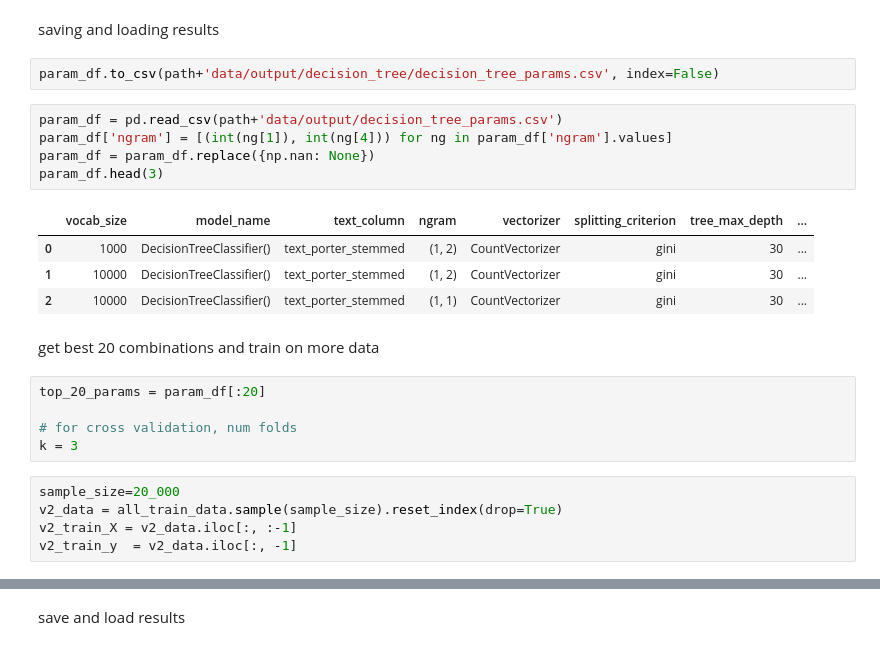
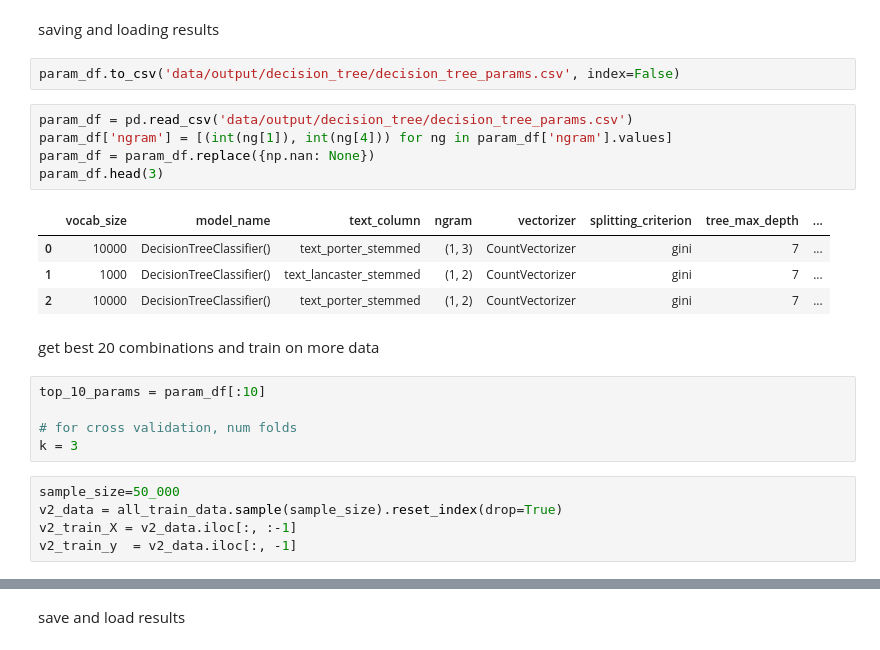
Before and after one commit to tanner-ducharme/ift6390-kaggle-2, a Jupyter notebook: decision_tree_final.ipynb, the cells around one changed output, grey strips where cells are left out. Drawn from its saved outputs; the diff is of its cells as text.

```diff
--- a/decision_tree_final.ipynb
+++ b/decision_tree_final.ipynb
@@ -209,26 +222,26 @@ param_df.iloc[0]['vectorizer'].split('.')[-1].replace('>', '').replace("\'",'').
 # %% [markdown]
 saving and loading results
 # %%
-param_df.to_csv(path+'data/output/decision_tree/decision_tree_params.csv', index=False)
+param_df.to_csv('data/output/decision_tree/decision_tree_params.csv', index=False)
 # %%
-param_df = pd.read_csv(path+'data/output/decision_tree_params.csv')
+param_df = pd.read_csv('data/output/decision_tree/decision_tree_params.csv')
 param_df['ngram'] = [(int(ng[1]), int(ng[4])) for ng in param_df['ngram'].values]
 param_df = param_df.replace({np.nan: None})
 param_df.head(3)
 # %% [output]
 |  | vocab_size | model_name | text_column | ngram | vectorizer | splitting_criterion | tree_max_depth | ... |
-| 0 | 1000 | DecisionTreeClassifier() | text_porter_stemmed | (1, 2) | CountVectorizer | gini | 30 | ... |
-| 1 | 10000 | DecisionTreeClassifier() | text_porter_stemmed | (1, 2) | CountVectorizer | gini | 30 | ... |
-| 2 | 10000 | DecisionTreeClassifier() | text_porter_stemmed | (1, 1) | CountVectorizer | gini | 30 | ... |
+| 0 | 10000 | DecisionTreeClassifier() | text_porter_stemmed | (1, 3) | CountVectorizer | gini | 7 | ... |
+| 1 | 1000 | DecisionTreeClassifier() | text_lancaster_stemmed | (1, 2) | CountVectorizer | gini | 7 | ... |
+| 2 | 10000 | DecisionTreeClassifier() | text_porter_stemmed | (1, 2) | CountVectorizer | gini | 7 | ... |
 # %% [markdown]
 get best 20 combinations and train on more data
 # %%
-top_20_params = param_df[:20]
+top_10_params = param_df[:10]
 
 # for cross validation, num folds
 k = 3
 # %%
-sample_size=20_000
+sample_size=50_000
 v2_data = all_train_data.sample(sample_size).reset_index(drop=True)
 v2_train_X = v2_data.iloc[:, :-1]
 v2_train_y  = v2_data.iloc[:, -1]
```
Also changed, not shown: parts of 33 cells of this notebook, 2 other files.
